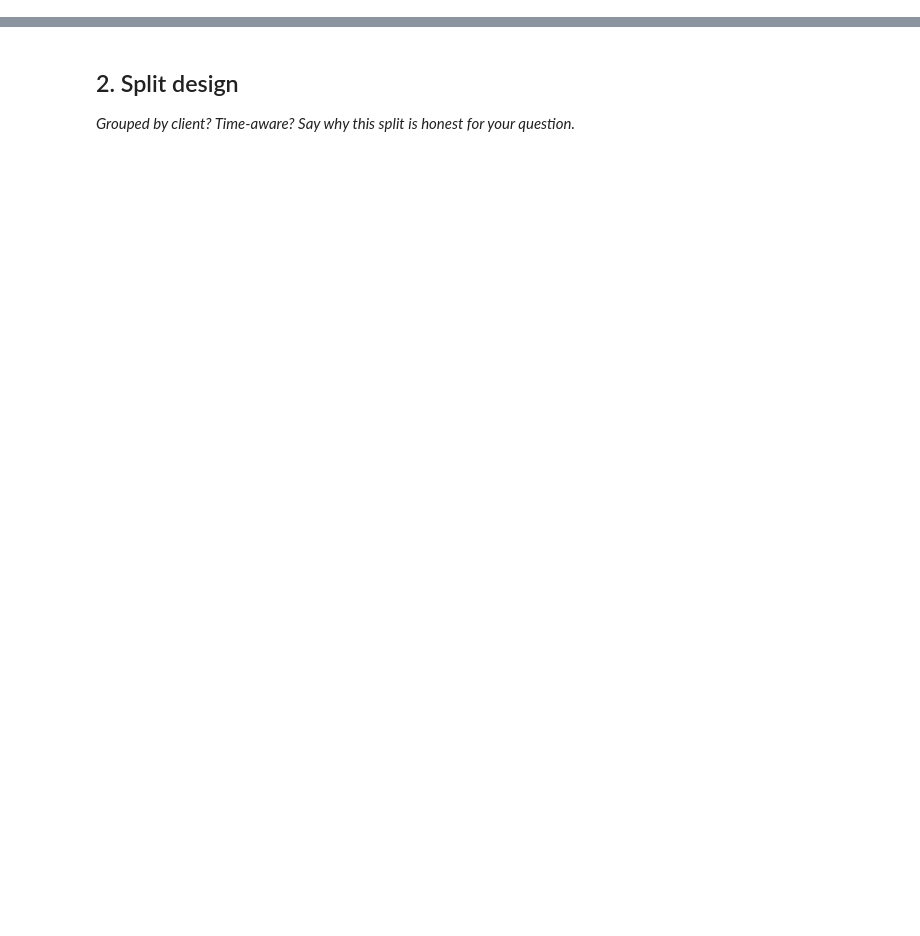
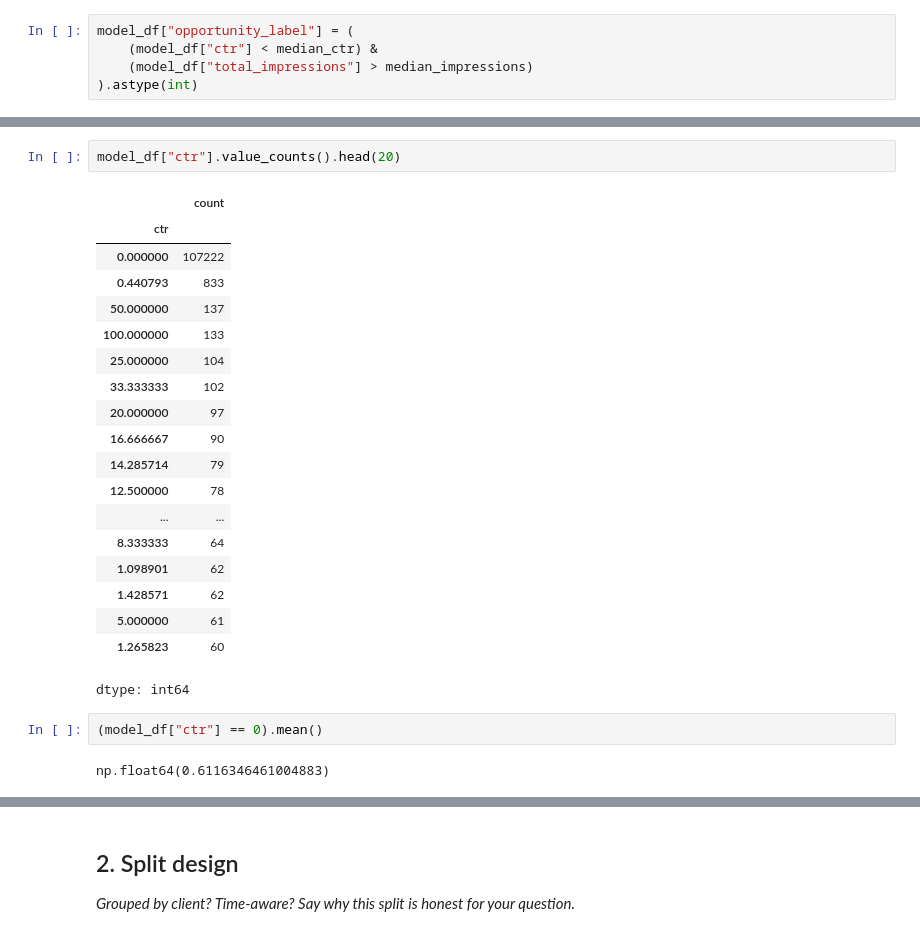
Before and after one commit to hibahrehman25-lang/ML_inter_Task1, a Jupyter notebook: work/notebooks/w05_model.ipynb, the cells around one changed output, grey strips where cells are left out. Drawn from its saved outputs; the diff is of its cells as text; blank space fills up the shorter version.

```diff
--- a/work/notebooks/w05_model.ipynb
+++ b/work/notebooks/w05_model.ipynb
@@ -8,0 +130,5 @@ This skeleton is yours to fill. Work the sections **in order** — each one has
+# %%
+model_df["opportunity_label"] = (
+    (model_df["ctr"] < median_ctr) &
+    (model_df["total_impressions"] > median_impressions)
+).astype(int)
@@ -8,0 +144,26 @@ This skeleton is yours to fill. Work the sections **in order** — each one has
+# %%
+model_df["ctr"].value_counts().head(20)
+# %% [output]
+|  | count |
+| ctr |  |
+| 0.000000 | 107222 |
+| 0.440793 | 833 |
+| 50.000000 | 137 |
+| 100.000000 | 133 |
+| 25.000000 | 104 |
+| 33.333333 | 102 |
+| 20.000000 | 97 |
+| 16.666667 | 90 |
+| 14.285714 | 79 |
+| 12.500000 | 78 |
+| ... | ... |
+| 8.333333 | 64 |
+| 1.098901 | 62 |
+| 1.428571 | 62 |
+| 5.000000 | 61 |
+| 1.265823 | 60 |
+dtype: int64
+# %%
+(model_df["ctr"] == 0).mean()
+# %% [output]
+np.float64(0.6116346461004883)
```
Also changed, not shown: parts of 51 cells of this notebook.
